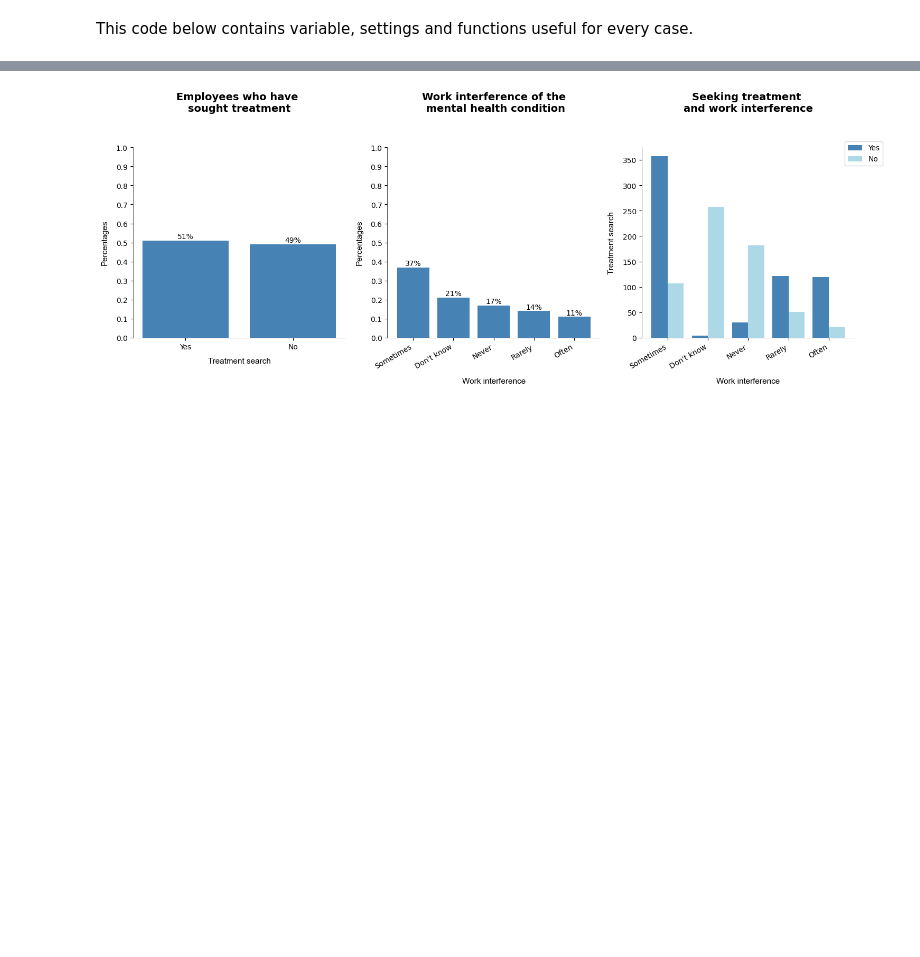
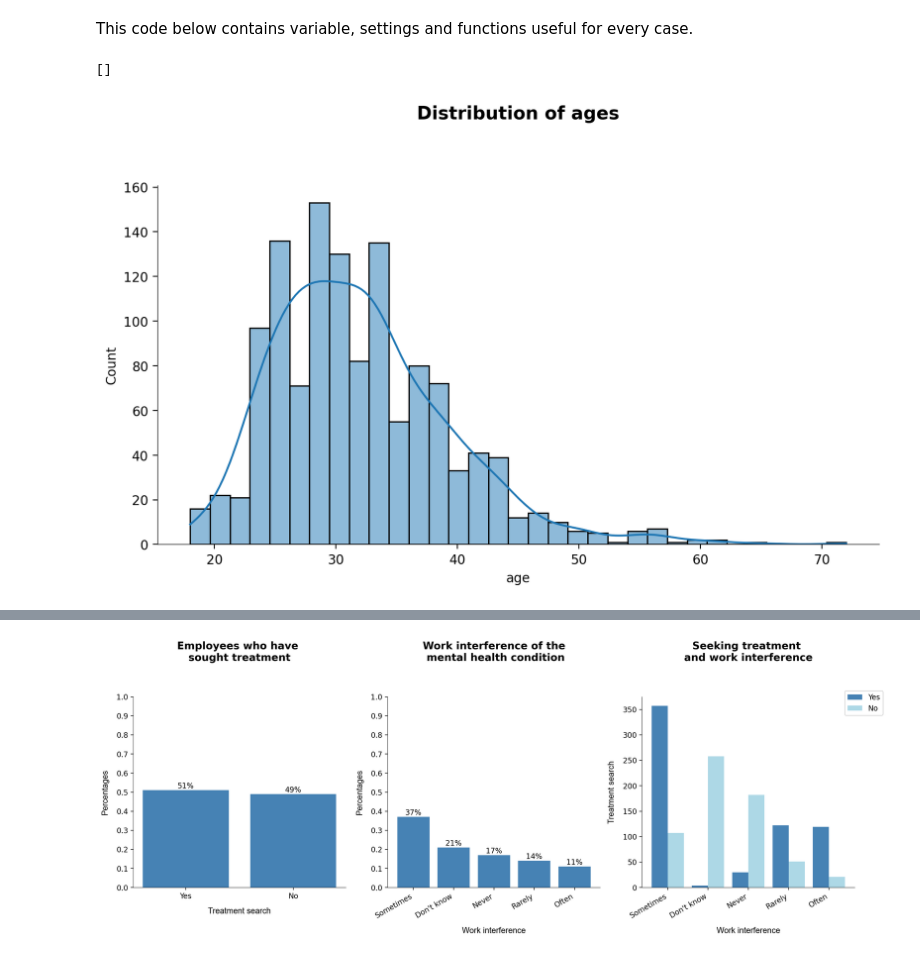
Before and after one commit to EmmaTosato/Programming_Project, a Jupyter notebook: jupyter_project.ipynb, the cells around one changed output, grey strips where cells are left out. Drawn from its saved outputs; the diff is of its cells as text; code cells hidden in the pictures; blank space fills up the shorter version.

```diff
--- a/jupyter_project.ipynb
+++ b/jupyter_project.ipynb
@@ -462,3 +465,11 @@ def percent(df, row):
 		total = df[column].sum()
 		perc.append((round((values/ total),2)))
 	return perc
+# %%
+plt.figure(figsize=(10,5))
+sb.histplot(mental_health_df['age'],kde=True,)
+plt.title("Distribution of ages", fontsize= 14, fontweight= 'heavy', color = 'black', y=1.15, pad=10)
+plt.plot()
+# %% [output]
+[]
+[figure, added]
```
Also changed, not shown: parts of 30 cells of this notebook, 1 other file.
